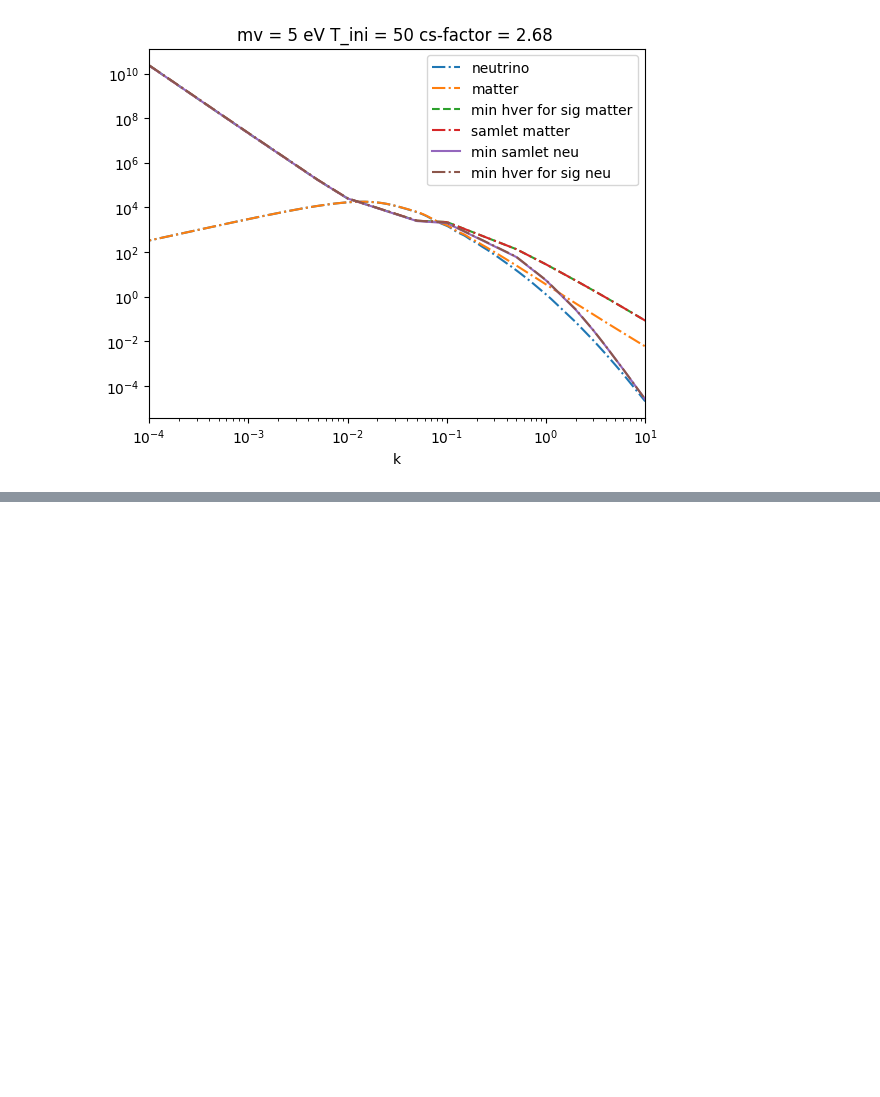
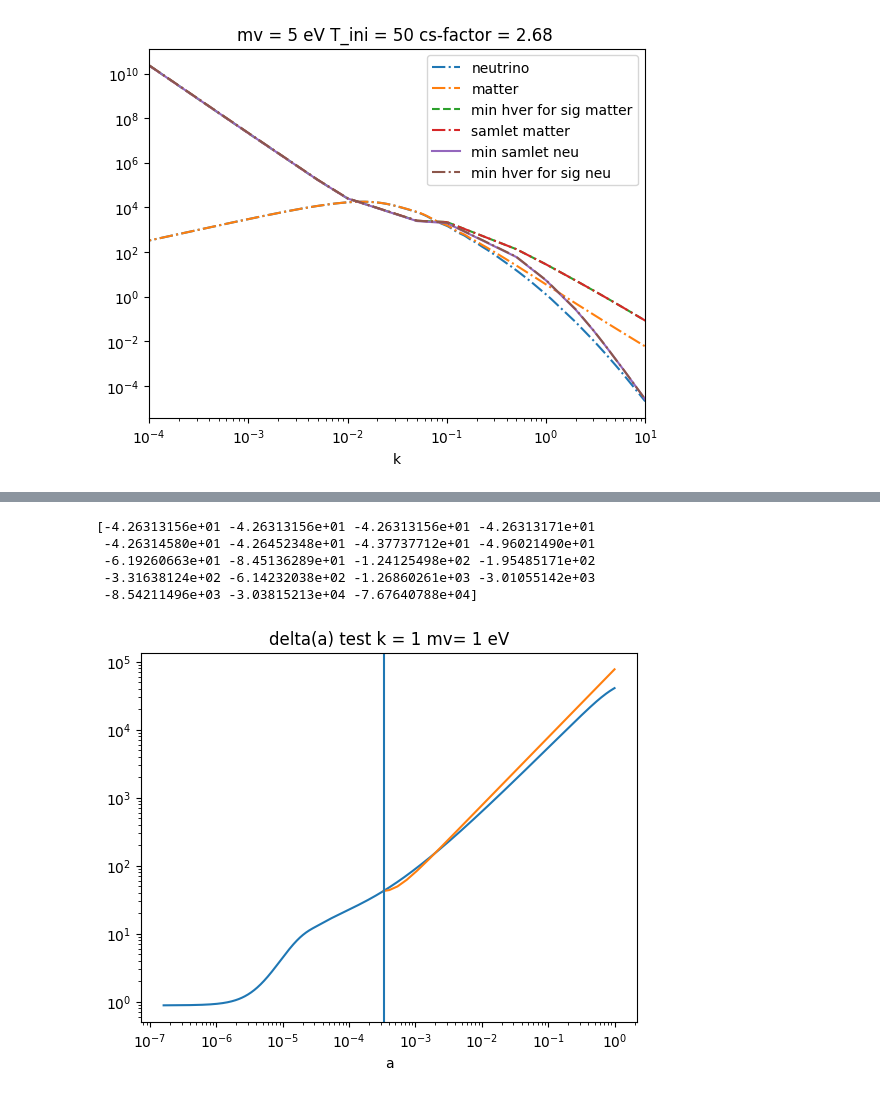
Before and after one commit to eriksteenberg/Power-spectrum-Test, a Jupyter notebook: Samlet vs. seperate diff. eq. bonus - Det er her magien sker.ipynb, the cells around one changed output, grey strips where cells are left out. Cells and saved outputs as stored; diff of their text form; code cells hidden in the pictures; blank space fills up the shorter version.

```diff
--- a/Samlet vs. seperate diff. eq. bonus - Det er her magien sker.ipynb
+++ b/Samlet vs. seperate diff. eq. bonus - Det er her magien sker.ipynb
@@ -363,0 +528,9 @@ a
+# %%
+f(mv,kvec = kvec,k_ind=2)
+# %% [output]
+[-4.26313156e+01 -4.26313156e+01 -4.26313156e+01 -4.26313171e+01
+ -4.26314580e+01 -4.26452348e+01 -4.37737712e+01 -4.96021490e+01
+ -6.19260663e+01 -8.45136289e+01 -1.24125498e+02 -1.95485171e+02
+ -3.31638124e+02 -6.14232038e+02 -1.26860261e+03 -3.01055142e+03
+ -8.54211496e+03 -3.03815213e+04 -7.67640788e+04]
+[figure, added]
```
Also changed, not shown: parts of 4 cells of this notebook.
